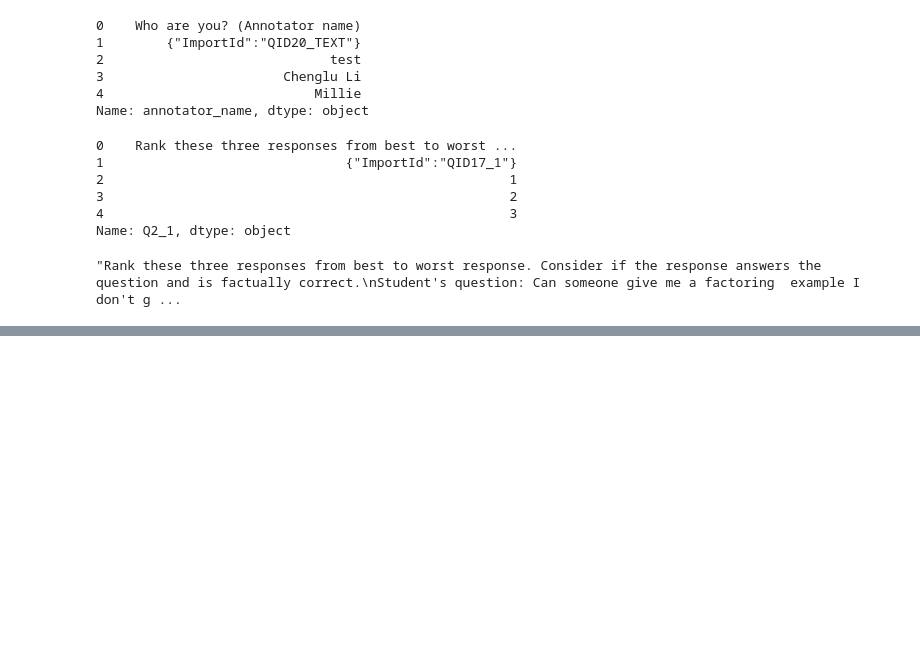
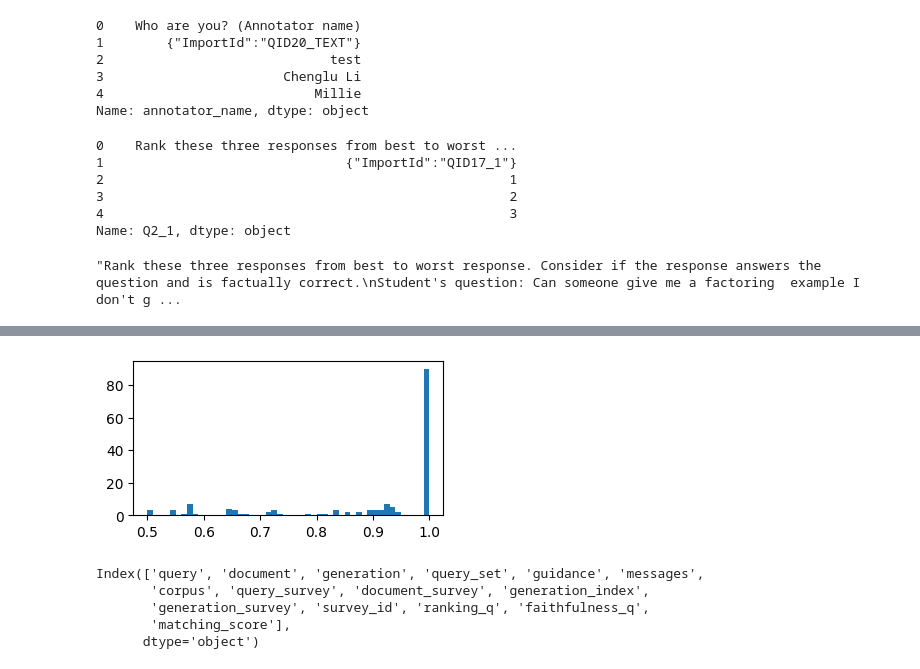
Before and after one commit to DigitalHarborFoundation/rag-for-math-qa, a Jupyter notebook: notebooks/SurveyDataAnalysis.ipynb, the cells around one changed output, grey strips where cells are left out. Cells and saved outputs as stored; diff of their text form; code cells hidden in the pictures; blank space fills up the shorter version.

Commit message:
I have only made good choices in my life, so implement fuzzy joining to recover accidentally deleted qualtrics question -> condition mapping

```diff
--- a/notebooks/SurveyDataAnalysis.ipynb
+++ b/notebooks/SurveyDataAnalysis.ipynb
@@ -1072,4 +1098,4 @@ survey_df.head(1)
 # %%
-survey_files = glob(str(survey_results_dir) + "/survey0*.tsv")
+survey_files = glob(str(survey_results_dir) + "/*.tsv")
 survey_files
 # %% [output]
@@ -1077,4 +1104,10 @@ survey_files
 # %%
-sdf = pd.read_csv(survey_files[0], sep="\t", encoding="utf-16")
-sdf.head(3)
+survey_dfs = []
+for survey_filepath in survey_files:
+    sdf = pd.read_csv(survey_filepath, sep="\t", encoding="utf-16")
+    survey_id = os.path.basename(survey_filepath).split("_")[0]
+    sdf.insert(0, "survey_id", survey_id)
+    survey_dfs.append(sdf)
+    print(survey_filepath)
+    display(sdf.head(3))
 # %% [output]
@@ -1155,0 +1256,11 @@ strip_tags(html.unescape(sdf.Q2_1.iloc[0]))
+# %%
+# do a fuzzy join
+join_cols = ["query", "document", "generation"]
+joined_df = skrub.fuzzy_join(
+    question_df,
+    survey_question_df,
+    on=join_cols,
+    return_score=True,
+    suffixes=("", "_survey"),
+)
+joined_df.sort_values(by="matching_score", ascending=True).head(5)
@@ -1155,0 +1274,9 @@ strip_tags(html.unescape(sdf.Q2_1.iloc[0]))
+# %%
+# sanity-check the join scores: they should be very high!
+fig, ax = plt.subplots(1, 1, figsize=(4, 2))
+
+ax.hist(joined_df.matching_score, bins=50)
+
+plt.show()
+# %% [output]
+[figure, added]
@@ -1155,0 +1286,8 @@ strip_tags(html.unescape(sdf.Q2_1.iloc[0]))
+# %%
+joined_df.columns
+# %% [output]
+Index(['query', 'document', 'generation', 'query_set', 'guidance', 'messages',
+       'corpus', 'query_survey', 'document_survey', 'generation_index',
+       'generation_survey', 'survey_id', 'ranking_q', 'faithfulness_q',
+       'matching_score'],
+      dtype='object')
```
Also changed, not shown: parts of 10 cells of this notebook, 2 other files.
